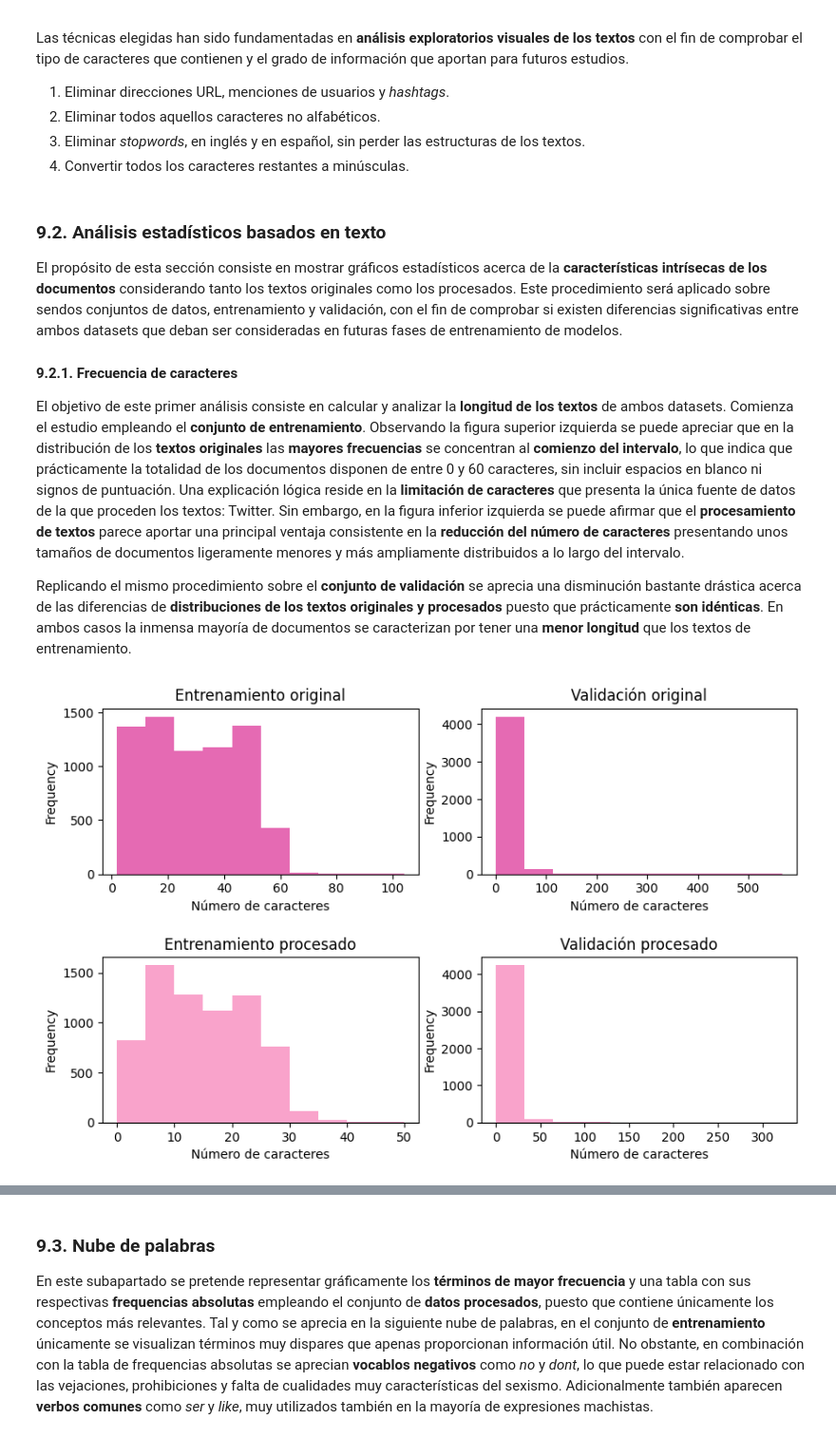
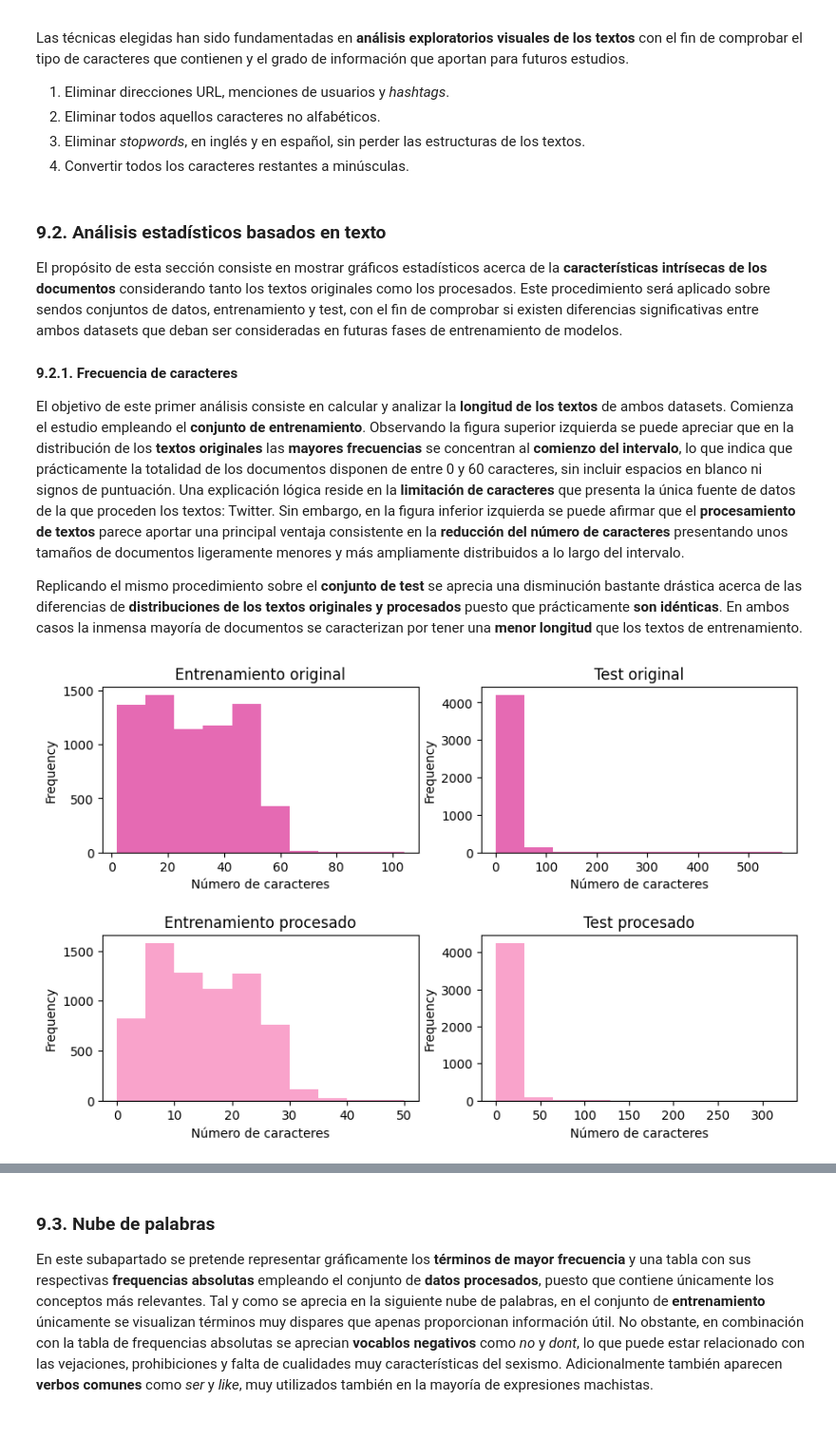
Before and after one commit to lidiasm/DATCOM-TFM, a Jupyter notebook: notebooks/eda.ipynb, the cells around one changed output, grey strips where cells are left out. Shown at 95% size. Saved outputs shown, nothing was run; the diff lists cells and outputs as text; code cells hidden in the pictures.

```diff
--- a/notebooks/eda.ipynb
+++ b/notebooks/eda.ipynb
@@ -237,13 +236,13 @@ Las técnicas elegidas han sido fundamentadas en **análisis exploratorios visua
 # %% [markdown]
 ### 9.2. Análisis estadísticos basados en texto
 
-El propósito de esta sección consiste en mostrar gráficos estadísticos acerca de la **características intrísecas de los documentos** considerando tanto los textos originales como los procesados. Este procedimiento será aplicado sobre sendos conjuntos de datos, entrenamiento y validación, con el fin de comprobar si existen diferencias significativas entre ambos datasets que deban ser consideradas en futuras fases de entrenamiento de modelos.
+El propósito de esta sección consiste en mostrar gráficos estadísticos acerca de la **características intrísecas de los documentos** considerando tanto los textos originales como los procesados. Este procedimiento será aplicado sobre sendos conjuntos de datos, entrenamiento y test, con el fin de comprobar si existen diferencias significativas entre ambos datasets que deban ser consideradas en futuras fases de entrenamiento de modelos.
 
 #### 9.2.1. Frecuencia de caracteres
 
 El objetivo de este primer análisis consiste en calcular y analizar la **longitud de los textos** de ambos datasets. Comienza el estudio empleando el **conjunto de entrenamiento**. Observando la figura superior izquierda se puede apreciar que en la distribución de los **textos originales** las **mayores frecuencias** se concentran al **comienzo del intervalo**, lo que indica que prácticamente la totalidad de los documentos disponen de entre 0 y 60 caracteres, sin incluir espacios en blanco ni signos de puntuación. Una explicación lógica reside en la **limitación de caracteres** que presenta la única fuente de datos de la que proceden los textos: Twitter. Sin embargo, en la figura inferior izquierda se puede afirmar que el **procesamiento de textos** parece aportar una principal ventaja consistente en la **reducción del número de caracteres** presentando unos tamaños de documentos ligeramente menores y más ampliamente distribuidos a lo largo del intervalo.
 
-Replicando el mismo procedimiento sobre el **conjunto de validación** se aprecia una disminución bastante drástica acerca de las diferencias de **distribuciones de los textos originales y procesados** puesto que prácticamente **son idénticas**. En ambos casos la inmensa mayoría de documentos se caracterizan por tener una **menor longitud** que los textos de entrenamiento.
+Replicando el mismo procedimiento sobre el **conjunto de test** se aprecia una disminución bastante drástica acerca de las diferencias de **distribuciones de los textos originales y procesados** puesto que prácticamente **son idénticas**. En ambos casos la inmensa mayoría de documentos se caracterizan por tener una **menor longitud** que los textos de entrenamiento.
 # %%
 # Exclude additional stopwords like the common vocabulary for sexism topic
 add_stopwords = ["mujer", "hombre",
@@ -274,11 +273,13 @@ test_df["cleaned_text_tokens"] = test_df.apply(
         axis=1)
 
 # Delete punctuation marks and tokenize texts
-train_df["text_tokens"] = [record.split(" ") for record in
-                            list(train_df["text"].str.replace("[^\w\s]", ""))]
+train_df["text_tokens"] = [
+    record.split(" ") for record in list(train_df["text"].str.replace("[^\w\s]", ""))
+]
 
-test_df["text_tokens"] = [record.split(" ") for record in
-                            list(test_df["text"].str.replace("[^\w\s]", ""))]
+test_df["text_tokens"] = [
+    record.split(" ") for record in list(test_df["text"].str.replace("[^\w\s]", ""))
+]
 
 # Create a grid for 4 charts
 fig, ax = plt.subplots(2, 2, figsize=(10,6))
@@ -293,36 +294,36 @@ ax[1][1].set_xlabel("Número de caracteres")
 train_df["text_tokens"].str.len().plot(
     ax=ax[0][0],
     kind="hist",
     grid=False,
     color="#e56ab3",
     title="Entrenamiento original")
 
 test_df["text_tokens"].str.len().plot(
     ax=ax[0][1],
     kind="hist",
     grid=False,
     color="#e56ab3",
-    title="Validación original")
+    title="Test original")
 
 # Char frequency for PREPROCESSED texts in train and test datasets
 train_df["cleaned_text_tokens"].str.len().plot(
     ax=ax[1][0],
     kind="hist",
     grid=False,
     color="#f9a3cb",
     title="Entrenamiento procesado")
 
 test_df["cleaned_text_tokens"].str.len().plot(
     ax=ax[1][1],
     kind="hist",
     grid=False,
     color="#f9a3cb",
-    title="Validación procesado")
+    title="Test procesado")
 
 # Add some vertical space between plots
 fig.subplots_adjust(hspace=0.5)
 # %% [output]
-[figure, old version]
+[figure, new version]
 # %% [markdown]
 #### 9.2.2. Diversidad léxica
 
```
Also changed, not shown: parts of 30 cells of this notebook.
